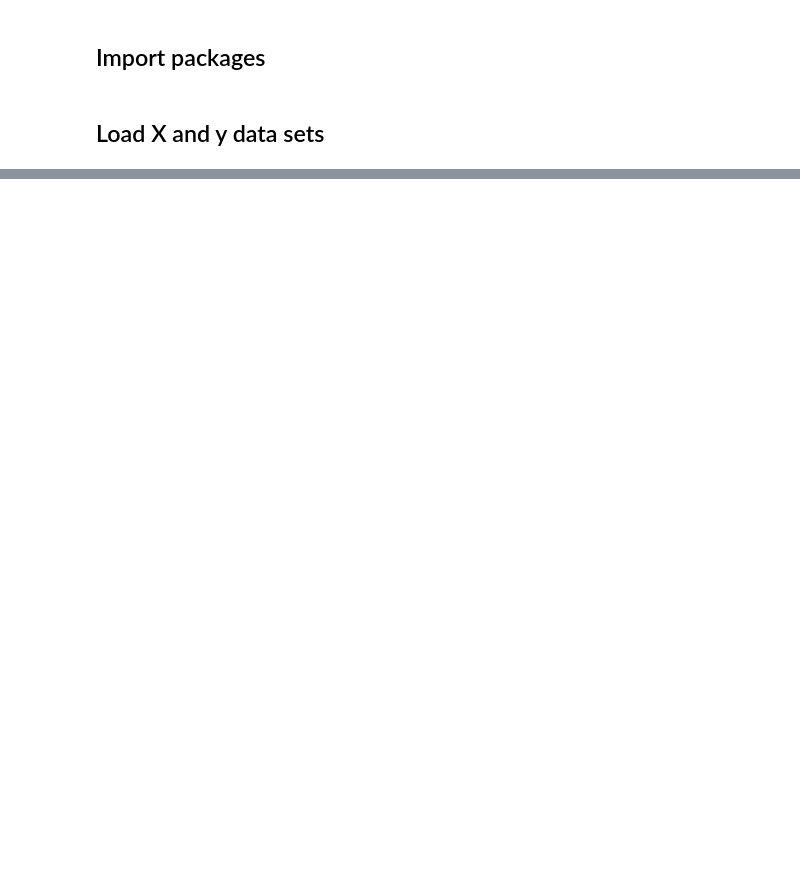
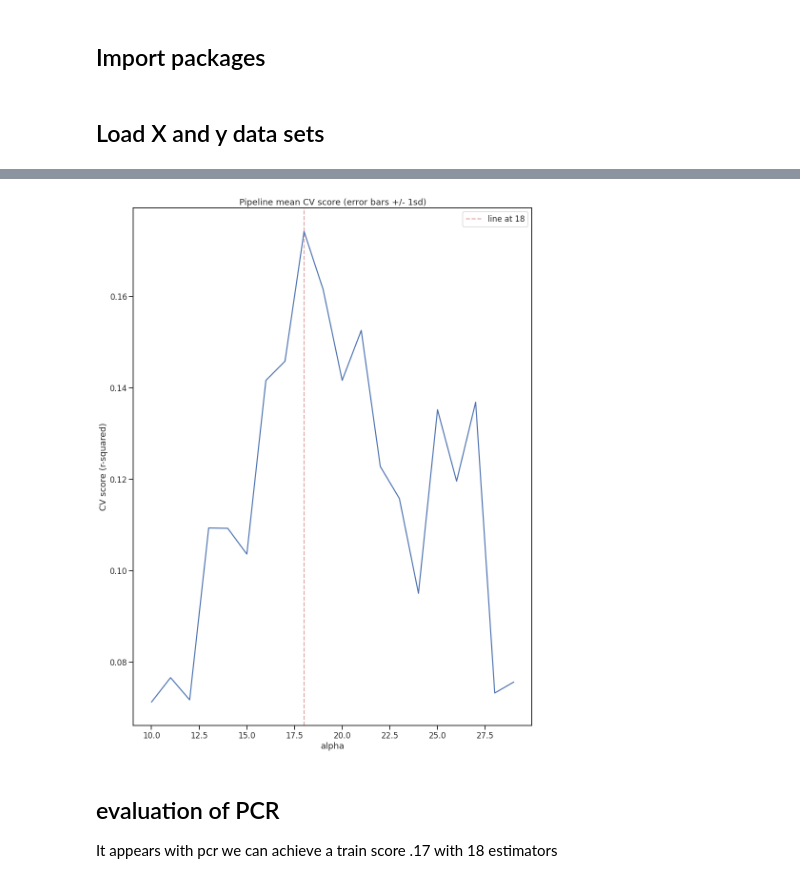
Before and after one commit to willkchan/Pollution-Forecast, a Jupyter notebook: notebooks/modeling/Modeling_4.ipynb, the cells around one changed output, grey strips where cells are left out. Cells and saved outputs as stored; diff of their text form; code cells hidden in the pictures; blank space fills up the shorter version.

```diff
--- a/notebooks/modeling/Modeling_4.ipynb
+++ b/notebooks/modeling/Modeling_4.ipynb
@@ -64,0 +112,3 @@ X_train, X_test, y_train, y_test = train_test_split(X, y, test_size=0.26, random
+# %%
+num_components = np.arange(10,30)
+pcr_param_grid = {'pca__n_components':num_components}
@@ -64,0 +122,21 @@ X_train, X_test, y_train, y_test = train_test_split(X, y, test_size=0.26, random
+# %%
+pcr_best = pcr_grid.best_estimator_
+pcr_mean_score = pcr_grid.cv_results_['mean_test_score']
+pcr_std_score = pcr_grid.cv_results_['std_test_score']
+
+num_comp_vals = [n for n in pcr_grid.cv_results_['param_pca__n_components']]
+num_comp_best = pcr_best.get_params()['pca__n_components']
+# %%
+plt.figure(figsize=(15,20))
+plt.errorbar(num_comp_vals, pcr_mean_score, )
+plt.axvline(x=num_comp_best, c='r', ls='--', alpha=.5, label='line at {}'.format(num_comp_best))
+# plt.xticks(np.arange(0,1400, step=50))
+plt.xlabel('alpha')
+plt.ylabel('CV score (r-squared)')
+plt.title('Pipeline mean CV score (error bars +/- 1sd)')
+plt.legend();
+# %% [output]
+[figure, added]
+# %% [markdown]
+## evaluation of PCR
+It appears with pcr we can achieve a train score .17 with 18 estimators
```
Also changed, not shown: parts of 19 cells of this notebook.
